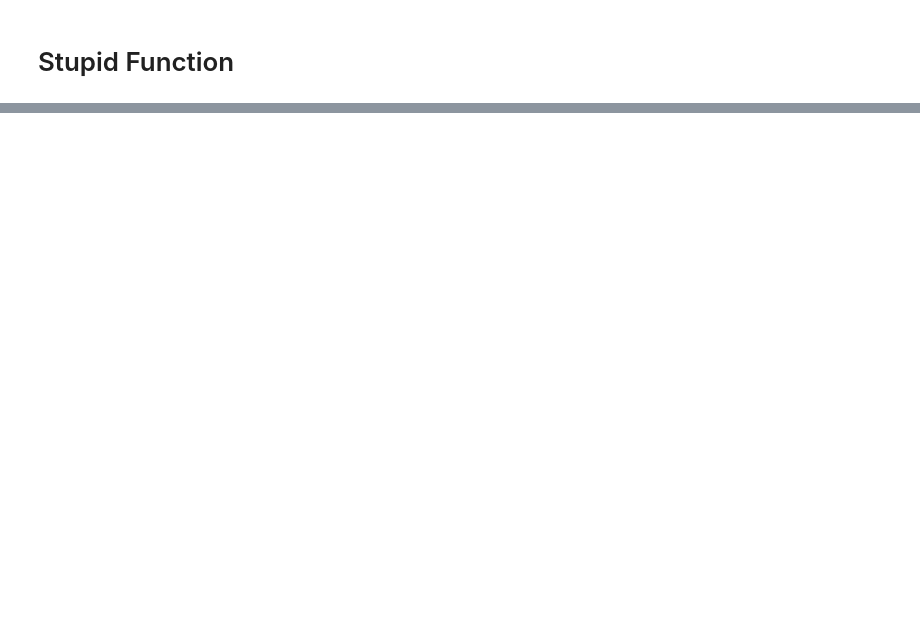
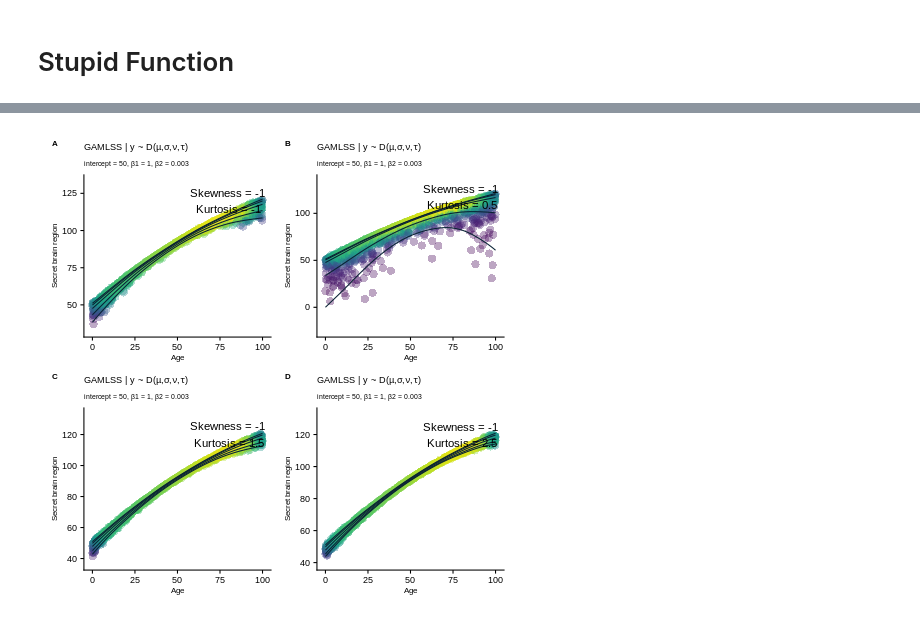
Before and after one commit to xqyn/gamlss, a Jupyter notebook: repli_GAMLSS.ipynb, the cells around one changed output, grey strips where cells are left out. Drawn from its saved outputs; the diff is of its cells as text; code cells hidden in the pictures; blank space fills up the shorter version.

```diff
--- a/repli_GAMLSS.ipynb
+++ b/repli_GAMLSS.ipynb
@@ -375,0 +402,17 @@ p_all <- p1 + p2 + p3 + p4 +
+# %%
+%%R
+# Look at Kurtosis
+# Kurtosis must #0
+
+p1 <- xq_gamlss_stupid_func(2000,50,1,0.003,-1,-1,100)
+p2 <- xq_gamlss_stupid_func(2000,50,1,0.003,-1,0.5,100)
+p3 <- xq_gamlss_stupid_func(2000,50,1,0.003,-1,1.5,100)
+p4 <- xq_gamlss_stupid_func(2000,50,1,0.003,-1,2.5,100)
+
+p_all <- p1 + p2 + p3 + p4 +
+  plot_annotation(tag_levels = 'A') &
+  theme_cowplot() &
+  theme(text=element_text(size=8),
+        axis.text = element_text(size=9)); p_all
+# %% [output]
+[figure, added]
```
Also changed, not shown: parts of 10 cells of this notebook.
